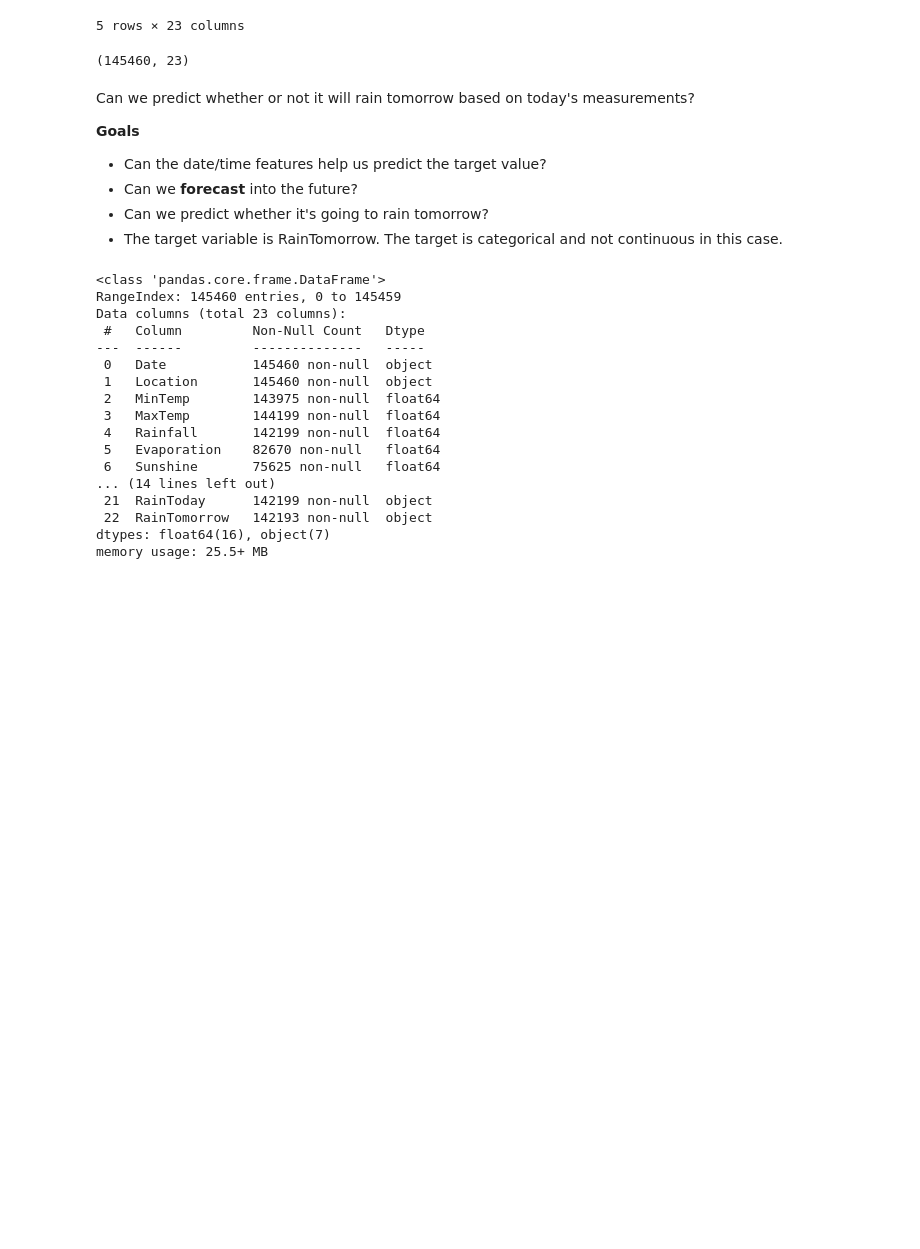
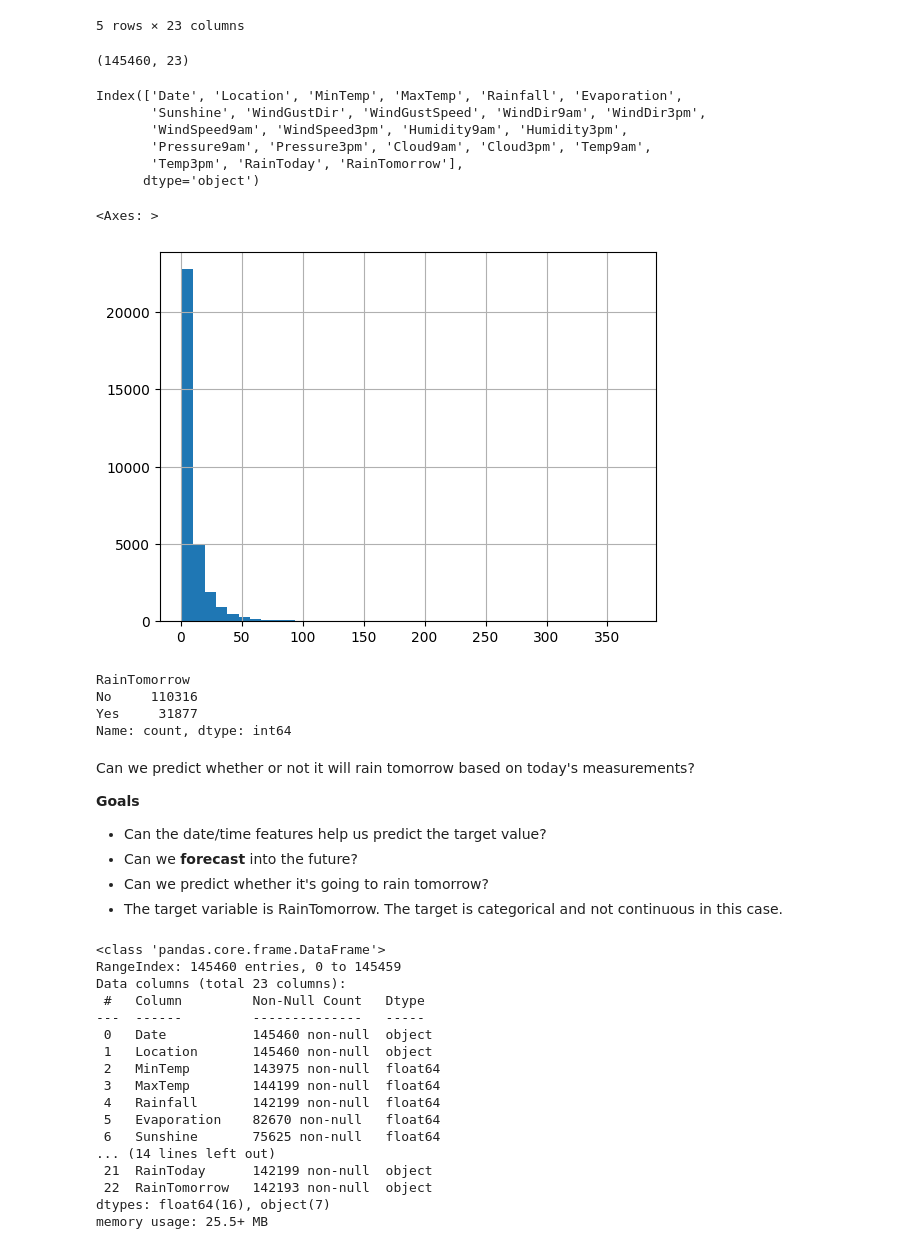
Before and after one commit to gabrielalusofona/cda, a Jupyter notebook: lectures/10-TimeSeries-Beyond Forecast.ipynb, the cells around one changed output. Drawn from its saved outputs; the diff is of its cells as text; code cells hidden in the pictures; blank space fills up the shorter version.

```diff
--- a/lectures/10-TimeSeries-Beyond Forecast.ipynb
+++ b/lectures/10-TimeSeries-Beyond Forecast.ipynb
@@ -21,6 +22,27 @@ rain_df.head()
 rain_df.shape
 # %% [output]
 (145460, 23)
+# %%
+rain_df.columns
+# %% [output]
+Index(['Date', 'Location', 'MinTemp', 'MaxTemp', 'Rainfall', 'Evaporation',
+       'Sunshine', 'WindGustDir', 'WindGustSpeed', 'WindDir9am', 'WindDir3pm',
+       'WindSpeed9am', 'WindSpeed3pm', 'Humidity9am', 'Humidity3pm',
+       'Pressure9am', 'Pressure3pm', 'Cloud9am', 'Cloud3pm', 'Temp9am',
+       'Temp3pm', 'RainToday', 'RainTomorrow'],
+      dtype='object')
+# %%
+rain_df[rain_df['RainToday']=='Yes']['Rainfall'].hist(bins=40)
+# %% [output]
+<Axes: >
+[figure, added]
+# %%
+rain_df['RainTomorrow'].value_counts()
+# %% [output]
+RainTomorrow
+No     110316
+Yes     31877
+Name: count, dtype: int64
 # %% [markdown]
 Can we predict whether or not it will rain tomorrow based on today's measurements?
 
```
Also changed, not shown: parts of 54 cells of this notebook, 1 other file.
